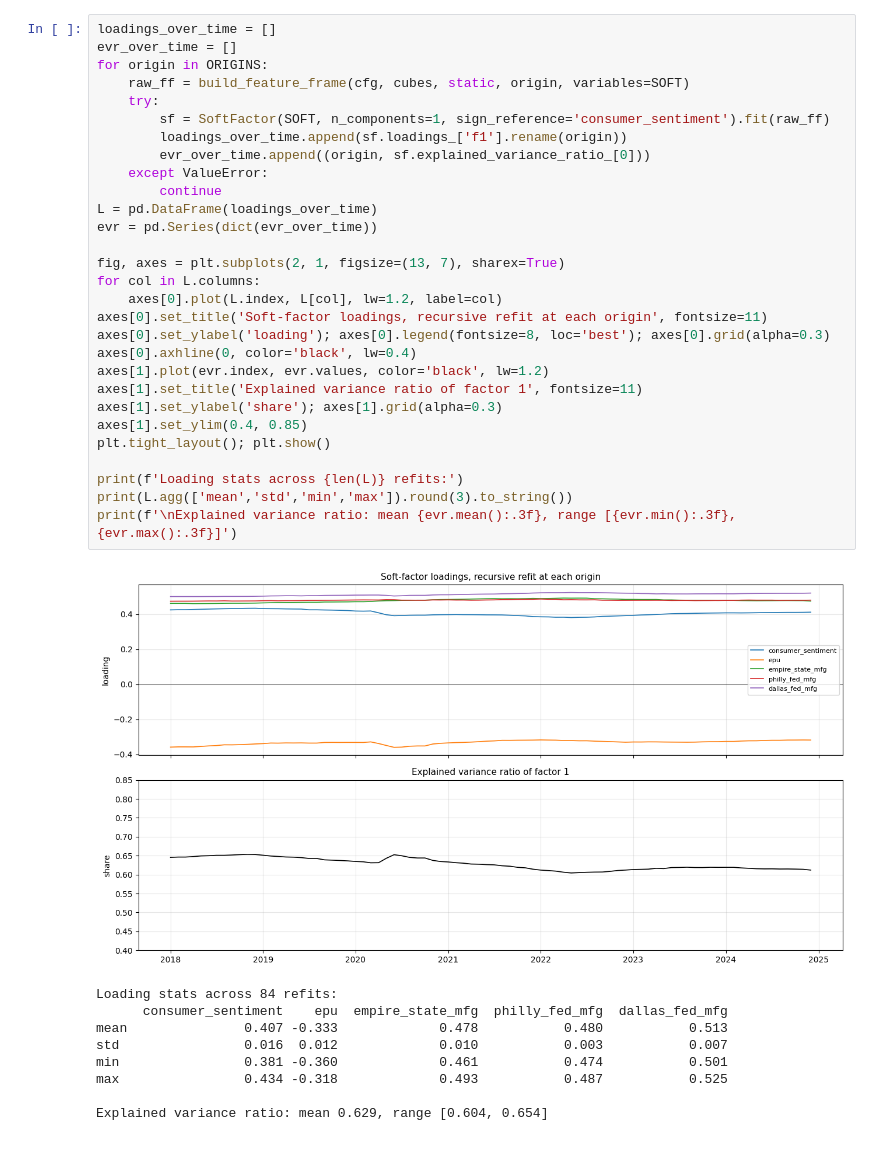
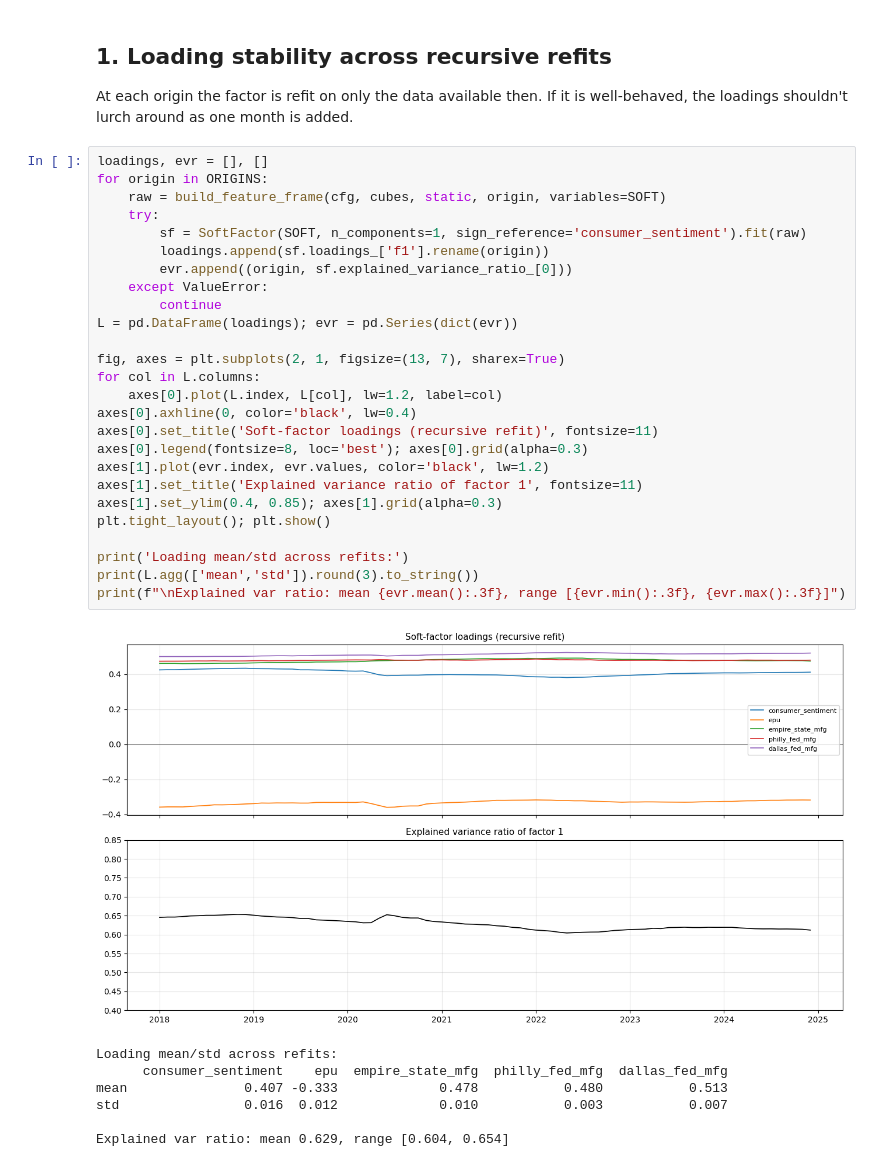
Before and after one commit to mbsls/sdht, a Jupyter notebook: notebooks/03_soft_factor.ipynb, the cells around one changed output. Drawn from its saved outputs; the diff is of its cells as text.

```diff
--- a/notebooks/03_soft_factor.ipynb
+++ b/notebooks/03_soft_factor.ipynb
@@ -51,39 +52,40 @@ If the factor is well-behaved, the loadings should be stable across origins
+# %% [markdown]
+## 1. Loading stability across recursive refits
+
+At each origin the factor is refit on only the data available then. If
+it is well-behaved, the loadings shouldn't lurch around as one month is
+added.
 # %%
-loadings_over_time = []
-evr_over_time = []
+loadings, evr = [], []
 for origin in ORIGINS:
-    raw_ff = build_feature_frame(cfg, cubes, static, origin, variables=SOFT)
+    raw = build_feature_frame(cfg, cubes, static, origin, variables=SOFT)
     try:
-        sf = SoftFactor(SOFT, n_components=1, sign_reference='consumer_sentiment').fit(raw_ff)
-        loadings_over_time.append(sf.loadings_['f1'].rename(origin))
-        evr_over_time.append((origin, sf.explained_variance_ratio_[0]))
+        sf = SoftFactor(SOFT, n_components=1, sign_reference='consumer_sentiment').fit(raw)
+        loadings.append(sf.loadings_['f1'].rename(origin))
+        evr.append((origin, sf.explained_variance_ratio_[0]))
     except ValueError:
         continue
-L = pd.DataFrame(loadings_over_time)
-evr = pd.Series(dict(evr_over_time))
+L = pd.DataFrame(loadings); evr = pd.Series(dict(evr))
 
 fig, axes = plt.subplots(2, 1, figsize=(13, 7), sharex=True)
 for col in L.columns:
     axes[0].plot(L.index, L[col], lw=1.2, label=col)
-axes[0].set_title('Soft-factor loadings, recursive refit at each origin', fontsize=11)
-axes[0].set_ylabel('loading'); axes[0].legend(fontsize=8, loc='best'); axes[0].grid(alpha=0.3)
 axes[0].axhline(0, color='black', lw=0.4)
+axes[0].set_title('Soft-factor loadings (recursive refit)', fontsize=11)
+axes[0].legend(fontsize=8, loc='best'); axes[0].grid(alpha=0.3)
 axes[1].plot(evr.index, evr.values, color='black', lw=1.2)
 axes[1].set_title('Explained variance ratio of factor 1', fontsize=11)
-axes[1].set_ylabel('share'); axes[1].grid(alpha=0.3)
-axes[1].set_ylim(0.4, 0.85)
+axes[1].set_ylim(0.4, 0.85); axes[1].grid(alpha=0.3)
 plt.tight_layout(); plt.show()
 
-print(f'Loading stats across {len(L)} refits:')
-print(L.agg(['mean','std','min','max']).round(3).to_string())
-print(f'\nExplained variance ratio: mean {evr.mean():.3f}, range [{evr.min():.3f}, {evr.max():.3f}]')
+print('Loading mean/std across refits:')
+print(L.agg(['mean','std']).round(3).to_string())
+print(f"\nExplained var ratio: mean {evr.mean():.3f}, range [{evr.min():.3f}, {evr.max():.3f}]")
 # %% [output]
-[figure, old version]
+[figure, new version]
-Loading stats across 84 refits:
+Loading mean/std across refits:
       consumer_sentiment    epu  empire_state_mfg  philly_fed_mfg  dallas_fed_mfg
 mean               0.407 -0.333             0.478           0.480           0.513
 std                0.016  0.012             0.010           0.003           0.007
-min                0.381 -0.360             0.461           0.474           0.501
-max                0.434 -0.318             0.493           0.487           0.525
 
-Explained variance ratio: mean 0.629, range [0.604, 0.654]
+Explained var ratio: mean 0.629, range [0.604, 0.654]
```
Also changed, not shown: parts of 17 cells of this notebook, 2 other files.
